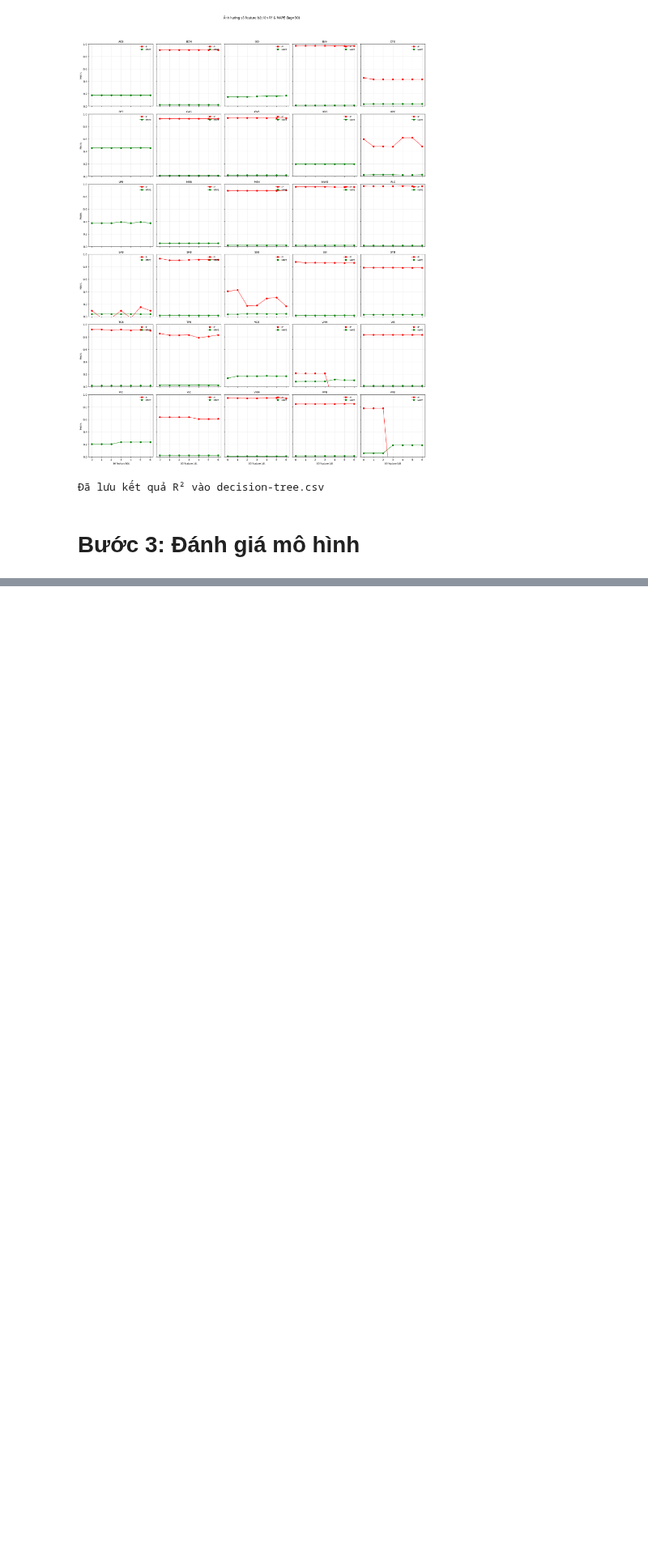
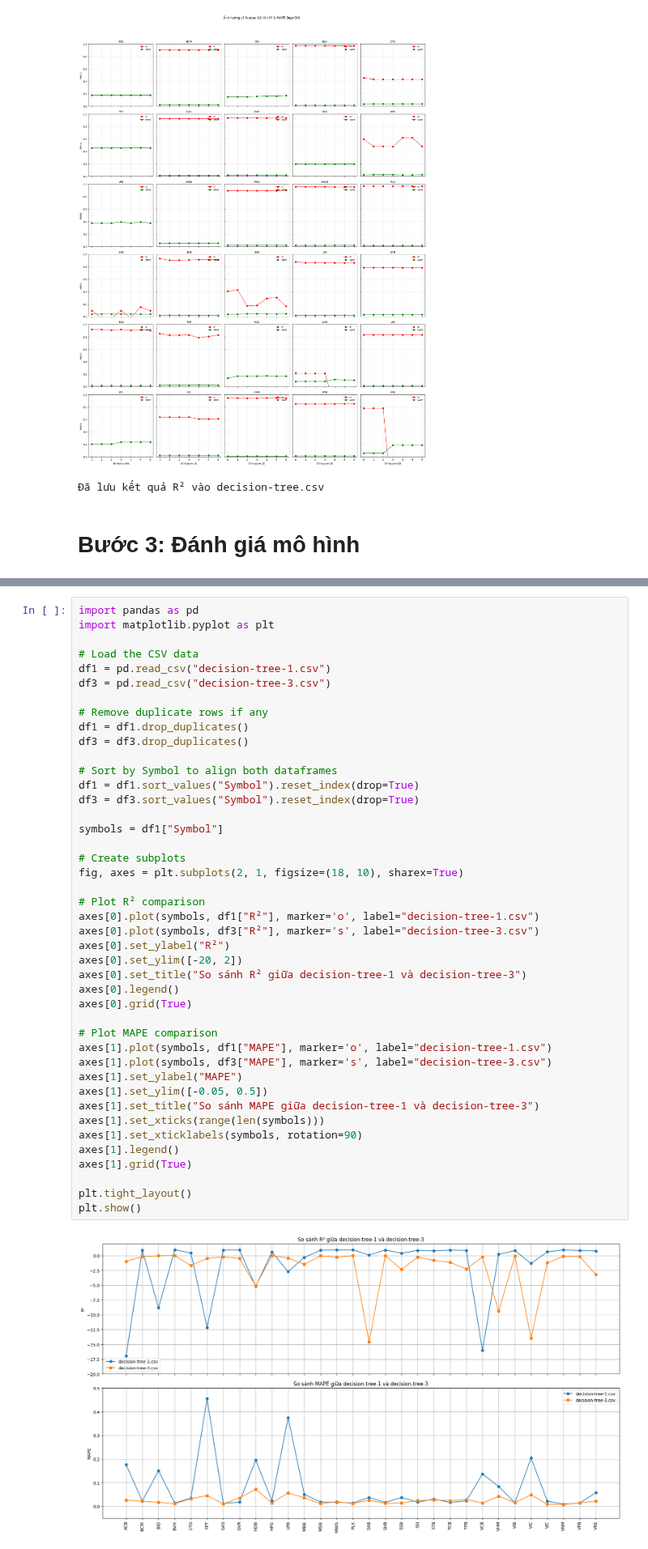
Before and after one commit to HaiAu2501/EL4TF, a Jupyter notebook: models/DT/decision_tree.ipynb, the cells around one changed output, grey strips where cells are left out. Shown at 81% size. Saved outputs shown, nothing was run; the diff lists cells and outputs as text; blank space fills up the shorter version.

```diff
--- a/models/DT/decision_tree.ipynb
+++ b/models/DT/decision_tree.ipynb
@@ -211,0 +343,45 @@ print(f"Đã lưu kết quả R² vào {out_file}")
+# %%
+import pandas as pd
+import matplotlib.pyplot as plt
+
+# Load the CSV data
+df1 = pd.read_csv("decision-tree-1.csv")
+df3 = pd.read_csv("decision-tree-3.csv")
+
+# Remove duplicate rows if any
+df1 = df1.drop_duplicates()
+df3 = df3.drop_duplicates()
+
+# Sort by Symbol to align both dataframes
+df1 = df1.sort_values("Symbol").reset_index(drop=True)
+df3 = df3.sort_values("Symbol").reset_index(drop=True)
+
+symbols = df1["Symbol"]
+
+# Create subplots
+fig, axes = plt.subplots(2, 1, figsize=(18, 10), sharex=True)
+
+# Plot R² comparison
+axes[0].plot(symbols, df1["R²"], marker='o', label="decision-tree-1.csv")
+axes[0].plot(symbols, df3["R²"], marker='s', label="decision-tree-3.csv")
+axes[0].set_ylabel("R²")
+axes[0].set_ylim([-20, 2])
+axes[0].set_title("So sánh R² giữa decision-tree-1 và decision-tree-3")
+axes[0].legend()
+axes[0].grid(True)
+
+# Plot MAPE comparison
+axes[1].plot(symbols, df1["MAPE"], marker='o', label="decision-tree-1.csv")
+axes[1].plot(symbols, df3["MAPE"], marker='s', label="decision-tree-3.csv")
+axes[1].set_ylabel("MAPE")
+axes[1].set_ylim([-0.05, 0.5])
+axes[1].set_title("So sánh MAPE giữa decision-tree-1 và decision-tree-3")
+axes[1].set_xticks(range(len(symbols)))
+axes[1].set_xticklabels(symbols, rotation=90)
+axes[1].legend()
+axes[1].grid(True)
+
+plt.tight_layout()
+plt.show()
+# %% [output]
+[figure, added]
```
Also changed, not shown: parts of 4 cells of this notebook, 2 other files.
